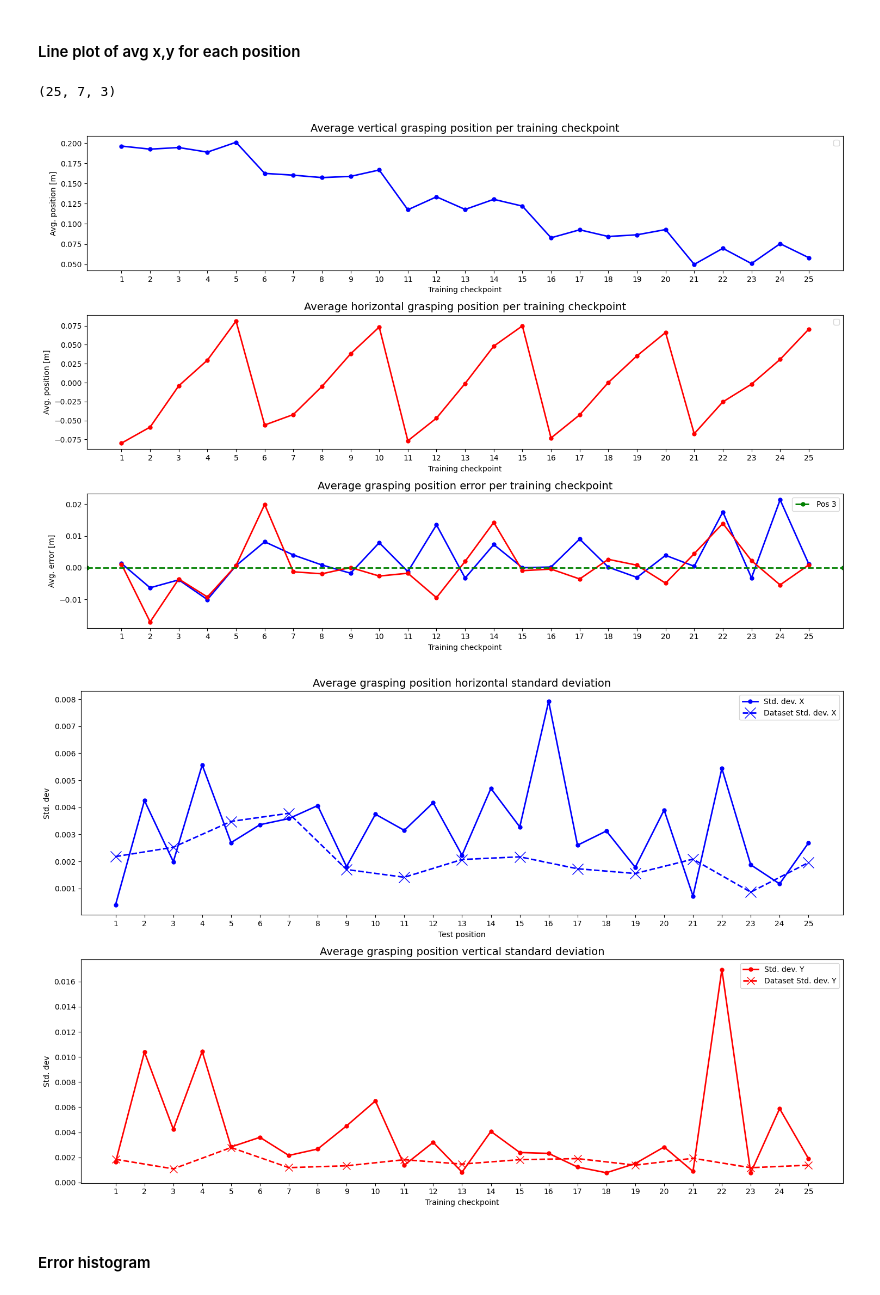
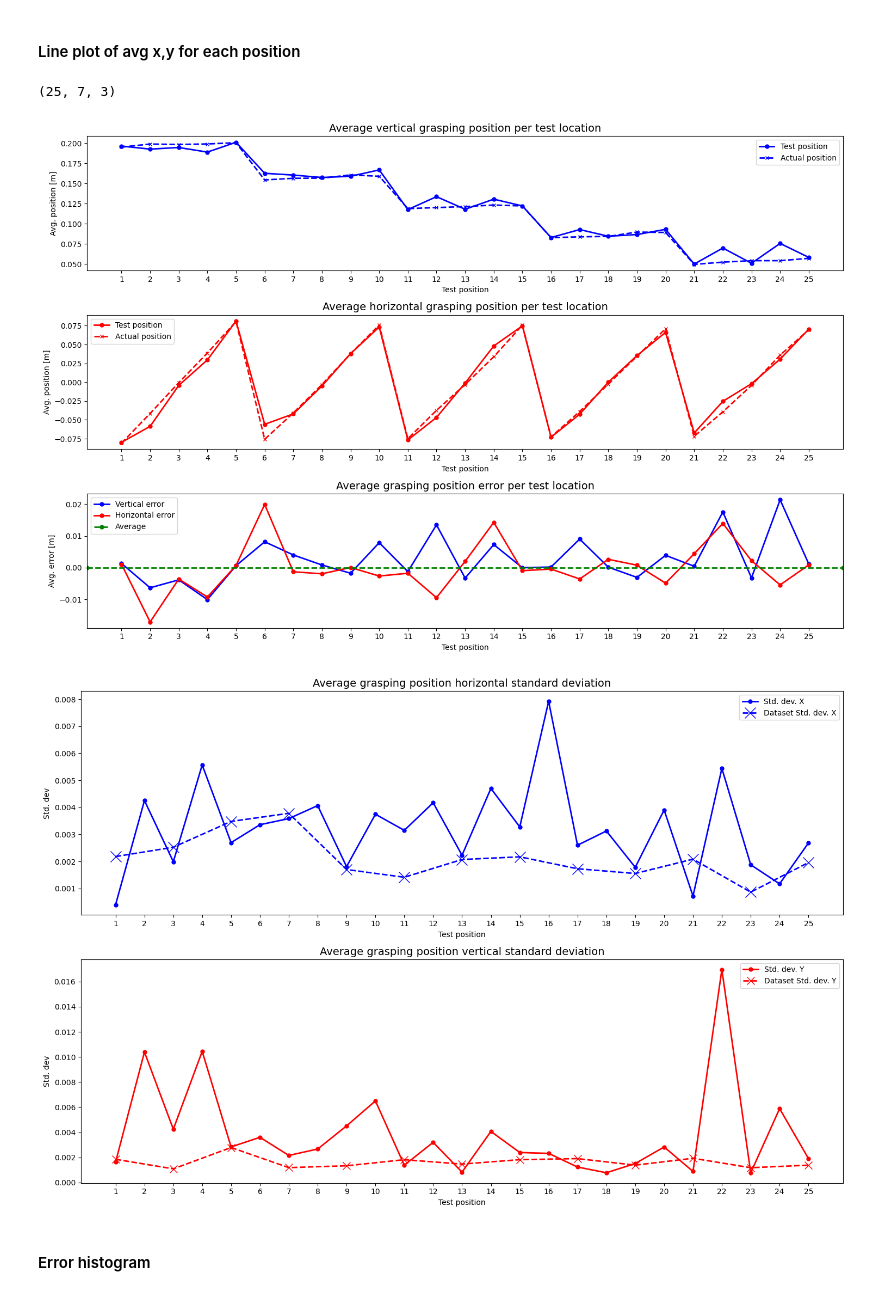
Before and after one commit to nicolas-duque/lerobot, a Jupyter notebook: lerobot/plots/eval_plots.ipynb, the cells around one changed output. Drawn from its saved outputs; the diff is of its cells as text; code cells hidden in the pictures.

```diff
--- a/lerobot/plots/eval_plots.ipynb
+++ b/lerobot/plots/eval_plots.ipynb
@@ -593,7 +578,7 @@ box_pos_avg_e9_all = [[0.195,-0.0809,  8.8293],[0.1988,-0.0415,  8.2231],[ 0.198
 success_e9_3_full_dp_cluster_200k = np.array([1,1,1,1,1,1,1, #1
                                                 0,0,0,0,0,0,1, #2
                                                 1,1,1,1,1,1,1, #3
-                                                1,1,0,0,0,1,0, #4 --changed success of 25 (5th), because it didnt pick in first attempt
+                                                1,1,0,1,1,1,0, #4 --changed success of 25 (5th), because it didnt pick in first attempt
                                                 1,1,1,1,1,1,1, #5
                                                 0,0,0,0,0,0,0, #6
                                                 1,1,1,1,1,1,1, #7
@@ -782,57 +766,58 @@ print(total_grasp.shape)
 pos = range(1, 26)
 
 for idx, label in enumerate(['vertical', 'horizontal']):
-    axs2[idx].plot(avg_ep[:, idx], color='blue' if idx == 0 else 'red', marker='o', linestyle='-', linewidth=2, markersize=5)
+    axs2[idx].plot(avg_ep[:, idx], color='blue' if idx == 0 else 'red', marker='o', linestyle='-', linewidth=2, markersize=5, label='Test position')
+    axs2[idx].plot(box_avg[:, idx], color='blue' if idx == 0 else 'red', marker='x', linestyle='--', linewidth=2, markersize=5, label='Actual position')
     #axs2[idx].axhline(box_pos_avg_e8[1, idx], color=colors[3], marker='o', linestyle='--', linewidth=2, markersize=5, label='Pos 2')
     #axs2[idx].axhline(box_avg[idx], color='green', marker='o', linestyle='--', linewidth=2, markersize=5, label='Pos 3')
     #axs2[idx].axhline(box_pos_avg_e8[3, idx], color=colors[4], marker='o', linestyle='--', linewidth=2, markersize=5, label='Pos 4')
     axs2[idx].set_xticks(range(25), pos, fontsize=l_fs)
-    axs2[idx].set_xlabel('Training checkpoint', fontsize=l_fs)
+    axs2[idx].set_xlabel('Test position', fontsize=l_fs)
     axs2[idx].set_ylabel('Avg. position [m]', fontsize=l_fs)
-    axs2[idx].set_title(f'Average {label} grasping position per training checkpoint', fontsize=t_fs)
+    axs2[idx].set_title(f'Average {label} grasping position per test location', fontsize=t_fs)
     axs2[idx].legend(fontsize=l_fs)
     boxplot_data = [arr[:,idx] for arr in total_grasp]
     #axs2[idx].boxplot(boxplot_data, vert=True, labels=pos,positions = range(25))
 
-axs2[2].plot(avg_err[:,0], color='blue', marker='o', linestyle='-', linewidth=2, markersize=5)
-axs2[2].plot(avg_err[:,1], color='red', marker='o', linestyle='-', linewidth=2, markersize=5)
-axs2[2].axhline(0.0, color='green', marker='o', linestyle='--', linewidth=2, markersize=5, label='Pos 3')
+axs2[2].plot(avg_err[:,0], color='blue', marker='o', linestyle='-', linewidth=2, markersize=5, label='Vertical error')
+axs2[2].plot(avg_err[:,1], color='red', marker='o', linestyle='-', linewidth=2, markersize=5, label='Horizontal error')
+axs2[2].axhline(0.0, color='green', marker='o', linestyle='--', linewidth=2, markersize=5, label='Average')
 axs2[2].set_xticks(range(25),pos, fontsize=l_fs)
-axs2[2].set_xlabel('Training checkpoint', fontsize=l_fs)
+axs2[2].set_xlabel('Test position', fontsize=l_fs)
 axs2[2].set_ylabel('Avg. error [m]', fontsize=l_fs)
-axs2[2].set_title('Average grasping position error per training checkpoint', fontsize=t_fs)
+axs2[2].set_title('Average grasping position error per test location', fontsize=t_fs)
 axs2[2].legend(fontsize=l_fs)
 
 
 fig2.tight_layout()
 
 
 fig3, axs3 = plt.subplots(2, 1, figsize=(15, 10))
 ds_values = range(0,25,2)
 
 axs3[0].plot(std[:,0], color='blue', marker='o', linestyle='-', linewidth=2, markersize=5, label='Std. dev. X')
 axs3[0].plot(ds_values, std_ds[:,0], color='blue', marker='x', linestyle='--', linewidth=2, markersize=15, label='Dataset Std. dev. X')
 
 axs3[0].set_xticks(range(25),pos, fontsize=l_fs)
 axs3[0].set_xlabel('Test position', fontsize=l_fs)
 axs3[0].set_ylabel('Std. dev', fontsize=l_fs)
 axs3[0].set_title('Average grasping position horizontal standard deviation', fontsize=t_fs)
 axs3[0].legend(fontsize=l_fs)
 
 axs3[1].plot(std[:,1], color='red', marker='o', linestyle='-', linewidth=2, markersize=5, label='Std. dev. Y')
 axs3[1].plot(ds_values,std_ds[:,1], color='red', marker='x', linestyle='--', linewidth=2, markersize=10, label='Dataset Std. dev. Y')
 
 axs3[1].set_xticks(range(25),pos, fontsize=l_fs)
-axs3[1].set_xlabel('Training checkpoint', fontsize=l_fs)
+axs3[1].set_xlabel('Test position', fontsize=l_fs)
 axs3[1].set_ylabel('Std. dev', fontsize=l_fs)
 axs3[1].set_title('Average grasping position vertical standard deviation', fontsize=t_fs)
 axs3[1].legend(fontsize=l_fs)
 
 fig3.tight_layout()
 # %% [output]
 (25, 7, 3)
-[figure, old version]
+[figure, new version]
-[figure, old version]
+[figure, new version]
 # %% [markdown]
 #### Error histogram ####
 # %%
```
Also changed, not shown: parts of 10 cells of this notebook.
